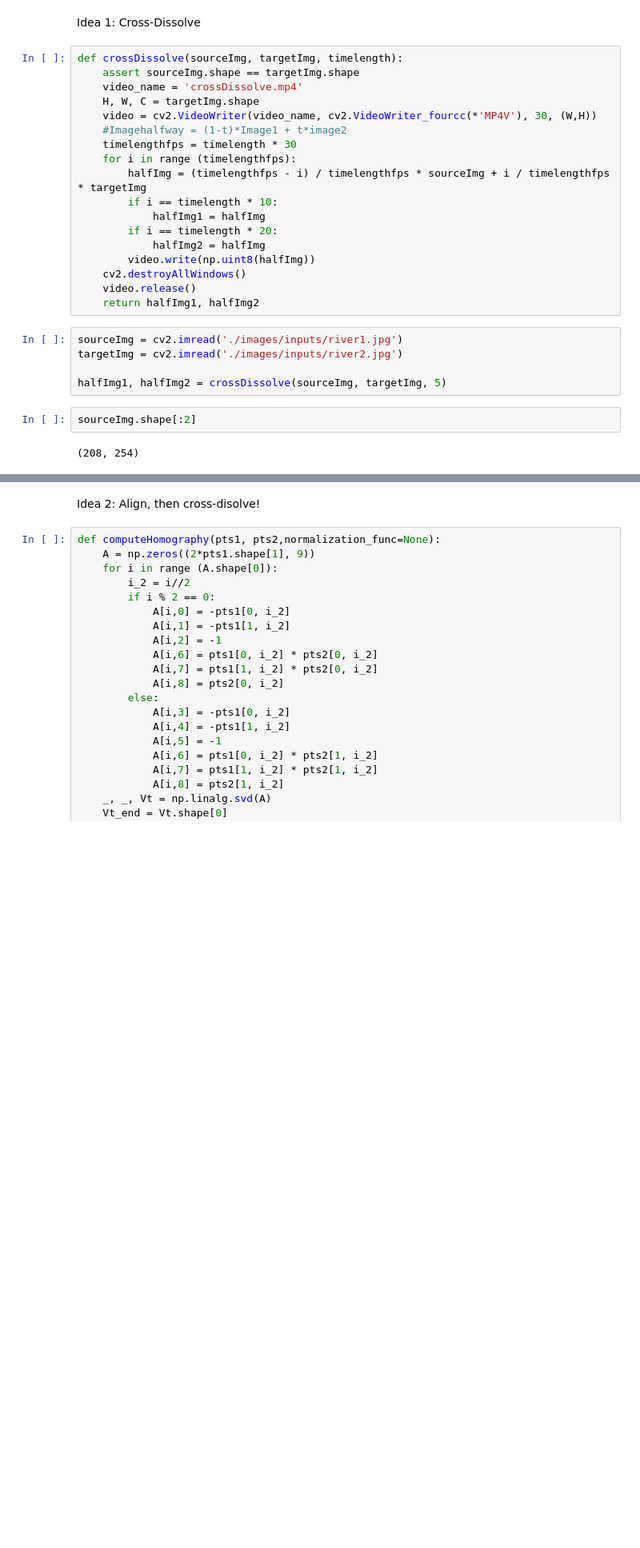
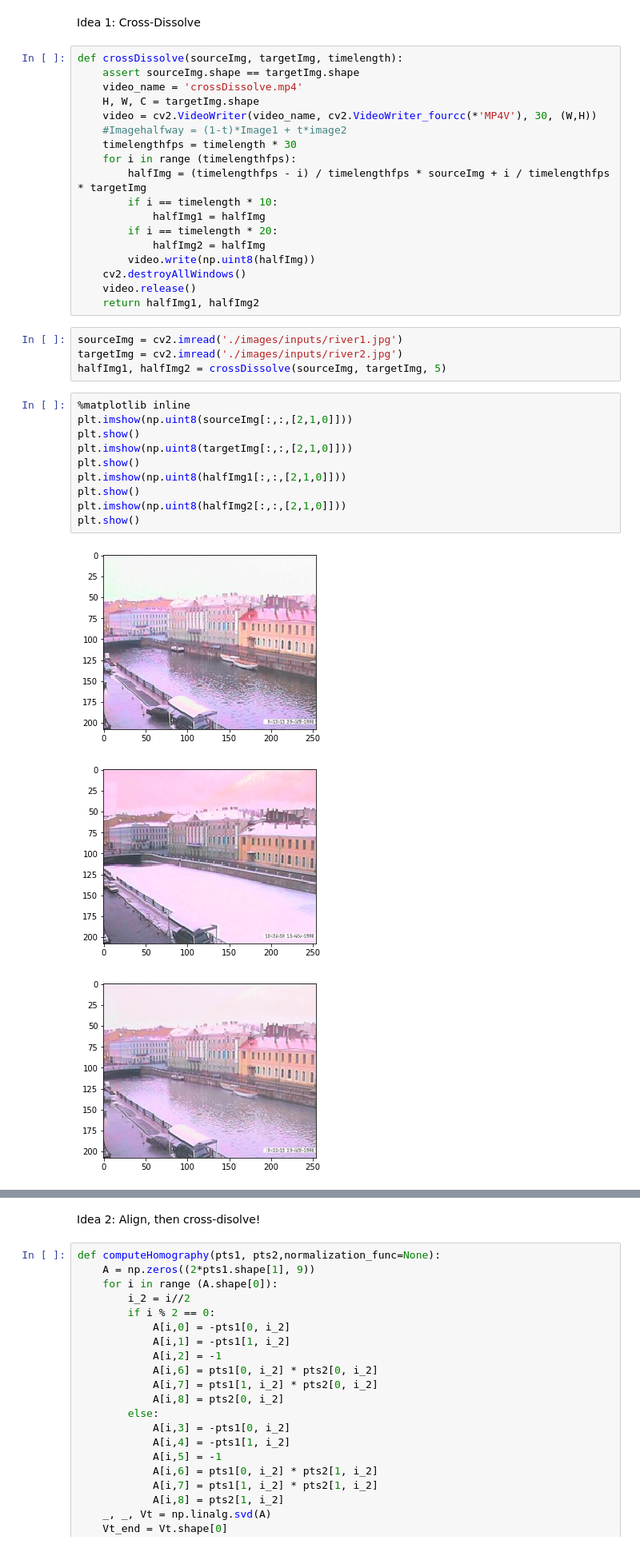
Before and after one commit to Augustine-C/final_project_image_morphing, a Jupyter notebook: triangulation2.ipynb, the cells around one changed output, grey strips where cells are left out. Shown at 80% size. Drawn from its saved outputs; the diff is of its cells as text; blank space fills up the shorter version.

```diff
--- a/triangulation2.ipynb
+++ b/triangulation2.ipynb
@@ -173,9 +189,18 @@ def crossDissolve(sourceImg, targetImg, timelength):
 # %%
 sourceImg = cv2.imread('./images/inputs/river1.jpg')
 targetImg = cv2.imread('./images/inputs/river2.jpg')
-
 halfImg1, halfImg2 = crossDissolve(sourceImg, targetImg, 5)
-# %%
-sourceImg.shape[:2]
-# %% [output]
-(208, 254)
+# %%
+%matplotlib inline
+plt.imshow(np.uint8(sourceImg[:,:,[2,1,0]]))
+plt.show()
+plt.imshow(np.uint8(targetImg[:,:,[2,1,0]]))
+plt.show()
+plt.imshow(np.uint8(halfImg1[:,:,[2,1,0]]))
+plt.show()
+plt.imshow(np.uint8(halfImg2[:,:,[2,1,0]]))
+plt.show()
+# %% [output]
+[figure, added]
+[figure, added]
+[figure, added]
```
Also changed, not shown: parts of 28 cells of this notebook.
